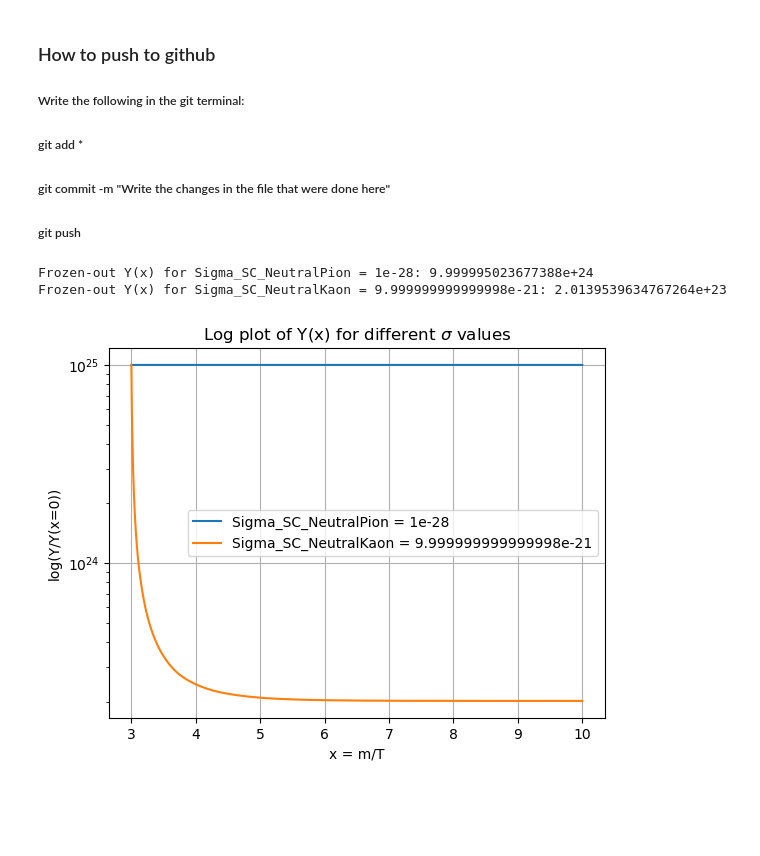
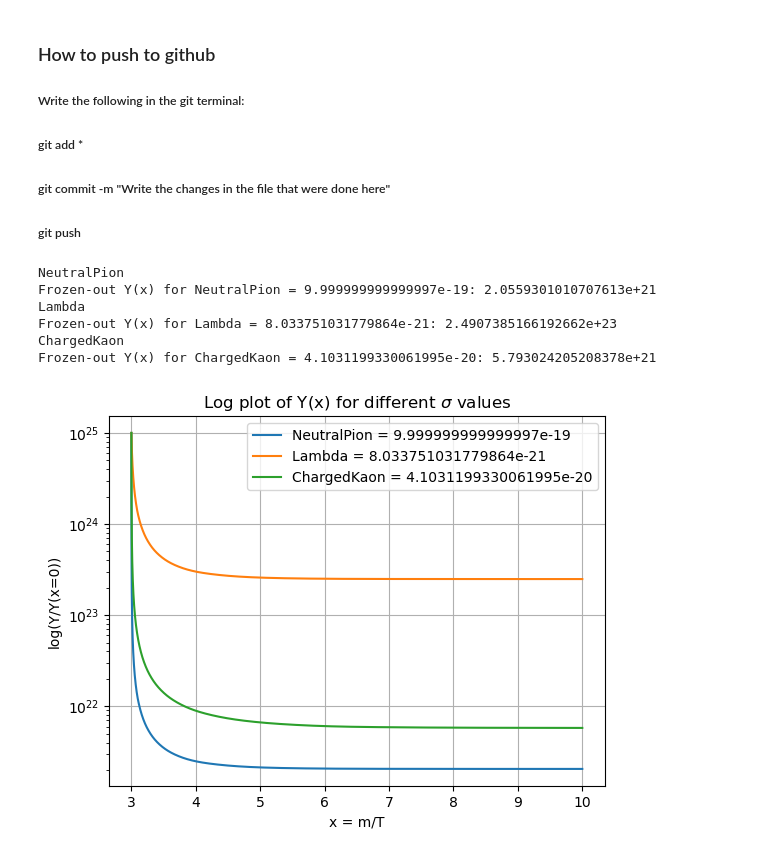
Before and after one commit to IgalPress/Thesis, a Jupyter notebook: FreezeOutCode.ipynb, the cells around one changed output. Drawn from its saved outputs; the diff is of its cells as text; code cells hidden in the pictures; blank space fills up the shorter version.

Commit message:
Modified several functions so that they take and input a ratio of masses and multiply the x value by that ratio. Also modified the way that the DE solver takes in the particle names and cross sections

```diff
--- a/FreezeOutCode.ipynb
+++ b/FreezeOutCode.ipynb
@@ -23,37 +20,48 @@ with open('GstarS.csv', 'r') as f:
     GstarSreader = csv.reader(f)
     GstarSdata = {float(row[0]): float(row[1]) for row in GstarSreader}
 # %%
+%run FreezeOutFunctions.ipynb
+%run CrossSectionFunctions.ipynb
+
 Y0 = [1e25]
 x_min = 3
 x_max = 10
 x_span = (x_min, x_max)
 x_eval = np.linspace(x_min, x_max, 500000)
 
-sigma_values = [Sigma_SC_NeutralPion, Sigma_SC_NeutralKaon]
+# THE STRING ENCLOSED WITHIN THE "" IS TELLING THE CODE WHAT RATIO TO USE REGARDLESS OF WHAT VARIABLE YOU PASS THROUGH NEXT
+sigma_values = {
+    "NeutralPion": Sigma_SV_NeutralPion,
+    "Lambda": Sigma_SV_Lambda,
+    "ChargedKaon": Sigma_SV_ChargedKaon
+}
 
-for sigma_value in sigma_values:
-    sigma_name = get_variable_name(sigma_value, globals())
-    sol = solve_ivp(lambda x, Y: dYdx(x, Y, sigma_value), x_span, Y0, t_eval=x_eval)
+for particle, sigma_value in sigma_values.items():
+    sol = solve_ivp(lambda x, Y: dYdx(x, Y, sigma_value, particle), x_span, Y0, t_eval=x_eval)
+    print(particle)
 
-    # Number of frozen-out dm particles
+    # Number of frozen-out DM particles
     Y_frozen = sol.y[0, -1]
-    print(f'Frozen-out Y(x) for {sigma_name} = {sigma_value}: {Y_frozen}')
+    print(f'Frozen-out Y(x) for {particle} = {sigma_value}: {Y_frozen}')
 
-    plt.plot(sol.t, sol.y[0], label=f'{sigma_name} = {sigma_value}')
-
+    plt.plot(sol.t, sol.y[0], label=f'{particle} = {sigma_value}')
 
 # Plot configurations
 plt.yscale('log')
 #plt.xscale('log')
 plt.xlabel('x = m/T')
 plt.ylabel('log(Y/Y(x=0))')
 plt.title('Log plot of Y(x) for different $\sigma$ values')
 plt.legend()
 plt.grid(True)
 #plt.savefig('DifferentSigmaSValues.png', facecolor='w')
 
 plt.show()
 # %% [output]
-Frozen-out Y(x) for Sigma_SC_NeutralPion = 1e-28: 9.999995023677388e+24
-Frozen-out Y(x) for Sigma_SC_NeutralKaon = 9.999999999999998e-21: 2.0139539634767264e+23
+NeutralPion
+Frozen-out Y(x) for NeutralPion = 9.999999999999997e-19: 2.0559301010707613e+21
+Lambda
+Frozen-out Y(x) for Lambda = 8.033751031779864e-21: 2.4907385166192662e+23
+ChargedKaon
+Frozen-out Y(x) for ChargedKaon = 4.1031199330061995e-20: 5.793024205208378e+21
-[figure, old version]
+[figure, new version]
```
Also changed, not shown: parts of 2 cells of this notebook, 2 other files.
